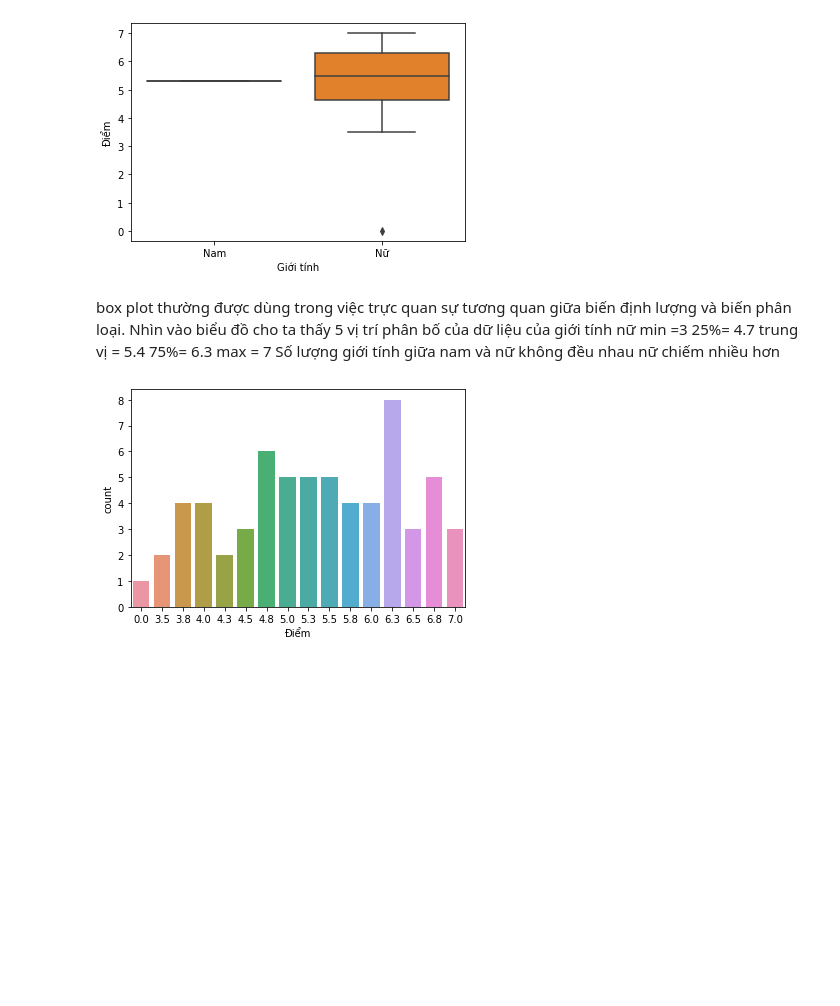
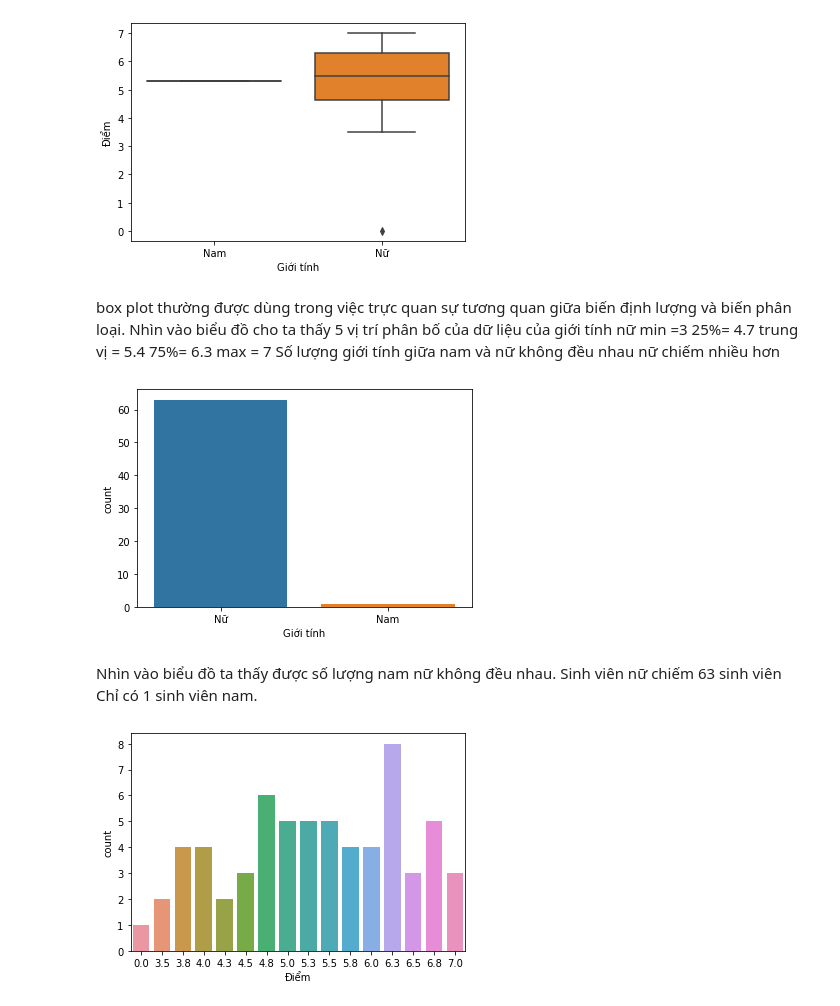
Before and after one commit to huyentrangc11/huyentrang, a Jupyter notebook: TranThiHuyenTrang_16068281.ipynb, the cells around one changed output. Drawn from its saved outputs; the diff is of its cells as text; code cells hidden in the pictures; blank space fills up the shorter version.

Commit message:
Được tạo bằng Colaboratory

```diff
--- a/TranThiHuyenTrang_16068281.ipynb
+++ b/TranThiHuyenTrang_16068281.ipynb
@@ -123,7 +135,20 @@ sns.boxplot(x=df['Giới tính'], y=df['Điểm'], order=list(sorted_nb.index))
 <matplotlib.axes._subplots.AxesSubplot at 0x...>
 [figure]
 # %% [markdown]
-box plot thường được dùng trong việc trực quan sự tương quan giữa biến định lượng và biến phân loại. Nhìn vào biểu đồ cho ta thấy 5 vị trí phân bố của dữ liệu của giới tính nữ min =3 25%= 4.7 trung vị = 5.4 75%= 6.3 max = 7 Số lượng giới tính giữa nam và nữ không đều nhau nữ chiếm nhiều hơn
+box plot thường được dùng trong việc trực quan sự tương quan giữa biến định lượng và biến phân loại. Nhìn vào biểu đồ cho ta thấy 5 vị trí phân bố của dữ liệu của giới tính nữ
+min =3
+25%= 4.7
+trung vị = 5.4
+75%= 6.3
+max = 7
+Số lượng giới tính giữa nam và nữ không đều nhau nữ chiếm nhiều hơn
+# %%
+sns.countplot(x='Giới tính', data=df);
+# %% [output]
+[figure, added]
+# %% [markdown]
+Nhìn vào biểu đồ ta thấy được số lượng nam nữ không đều nhau. Sinh viên nữ chiếm 63 sinh viên
+Chỉ có 1 sinh viên nam.
 # %%
 sns.countplot(x='Điểm', data=df);
 # %% [output]
```
Also changed, not shown: parts of 2 cells of this notebook.
